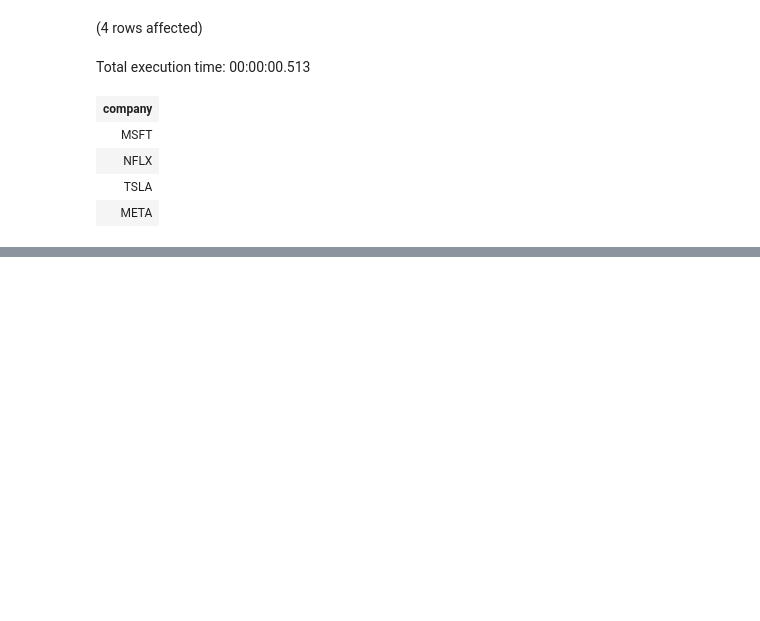
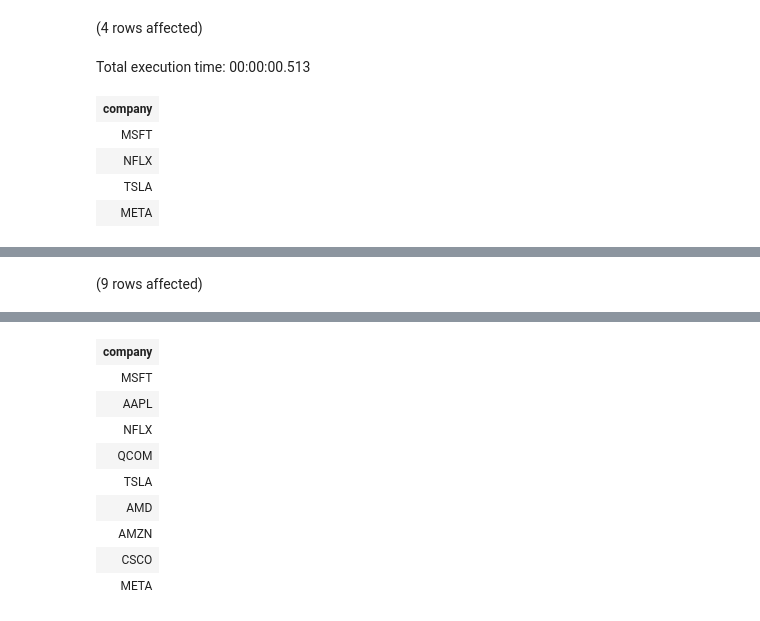
Before and after one commit to bradleytkay/stock_market_analysis, a Jupyter notebook: step_2_cleaning.ipynb, the cells around one changed output, grey strips where cells are left out. Saved outputs shown, nothing was run; the diff lists cells and outputs as text; code cells hidden in the pictures; blank space fills up the shorter version.

```diff
--- a/step_2_cleaning.ipynb
+++ b/step_2_cleaning.ipynb
@@ -183,0 +250,23 @@ Total execution time: 00:00:00.513
+# %%
+-- List the companies with close values outside the IQR
+
+WITH Percentiles AS (
+    SELECT
+        PERCENTILE_CONT(0.25) WITHIN GROUP (ORDER BY volume) OVER () AS Q1,
+        PERCENTILE_CONT(0.75) WITHIN GROUP (ORDER BY volume) OVER () AS Q3
+    FROM stock_data
+),
+Bounds AS (
+    SELECT
+        (Q3 - Q1) AS IQR,
+        (Q1 - 1.5 * (Q3 - Q1)) AS Lower_Bound,
+        (Q3 + 1.5 * (Q3 - Q1)) AS Upper_Bound
+    FROM Percentiles
+)
+SELECT DISTINCT s.company
+FROM stock_data s
+CROSS JOIN Bounds
+WHERE s.volume < Bounds.Lower_Bound
+   OR s.volume > Bounds.Upper_Bound;
+# %% [output]
+(9 rows affected)
@@ -183,0 +274,10 @@ Total execution time: 00:00:00.513
+| company |
+| MSFT |
+| AAPL |
+| NFLX |
+| QCOM |
+| TSLA |
+| AMD |
+| AMZN |
+| CSCO |
+| META |
```
Also changed, not shown: parts of 4 cells of this notebook.
